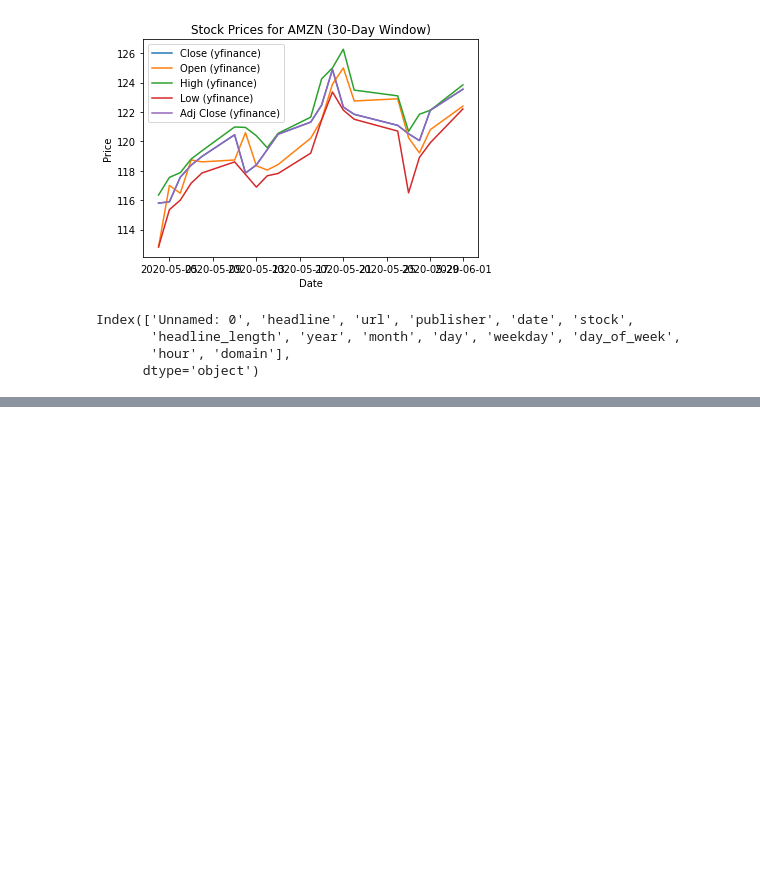
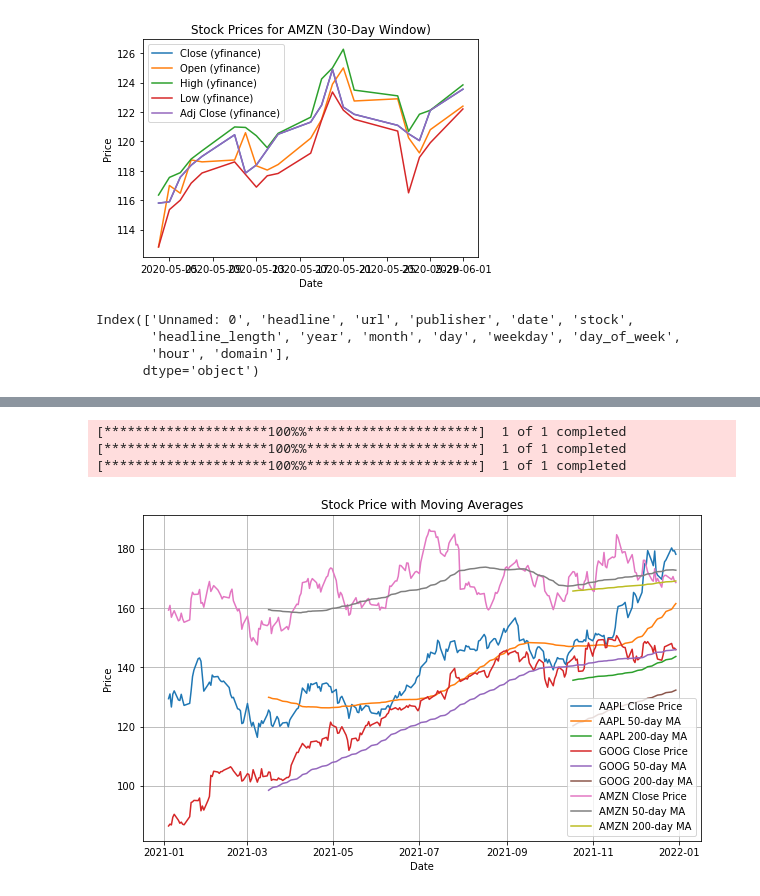
Before and after one commit to Yaadee/Finance_Data_Analysis, a Jupyter notebook: notebooks/Financial_EDA.ipynb, the cells around one changed output, grey strips where cells are left out. Saved outputs shown, nothing was run; the diff lists cells and outputs as text; code cells hidden in the pictures; blank space fills up the shorter version.

```diff
--- a/notebooks/Financial_EDA.ipynb
+++ b/notebooks/Financial_EDA.ipynb
@@ -690,0 +1084,38 @@ Index(['Unnamed: 0', 'headline', 'url', 'publisher', 'date', 'stock',
+# %%
+symbols = ['AAPL', 'GOOG', 'AMZN']
+start_date = '2021-01-01'
+end_date = '2021-12-31'
+
+# Function to calculate moving averages
+def calculate_moving_averages(data):
+    data['MA_50'] = data['Close'].rolling(window=50).mean()
+    data['MA_200'] = data['Close'].rolling(window=200).mean()
+    return data
+
+# Dictionary to store data for each symbol
+symbol_data = {}
+
+# Fetch data for each symbol
+for symbol in symbols:
+    data = yf.download(symbol, start=start_date, end=end_date)
+    data = calculate_moving_averages(data)
+    symbol_data[symbol] = data
+
+# Plotting closing price with moving averages for each symbol
+plt.figure(figsize=(10, 6))
+for symbol, data in symbol_data.items():
+    plt.plot(data['Close'], label=f'{symbol} Close Price')
+    plt.plot(data['MA_50'], label=f'{symbol} 50-day MA')
+    plt.plot(data['MA_200'], label=f'{symbol} 200-day MA')
+
+plt.title('Stock Price with Moving Averages')
+plt.xlabel('Date')
+plt.ylabel('Price')
+plt.legend()
+plt.grid(True)
+plt.show()
+# %% [output]
+[*********************100%%**********************]  1 of 1 completed
+[*********************100%%**********************]  1 of 1 completed
+[*********************100%%**********************]  1 of 1 completed
+[figure, added]
```
Also changed, not shown: parts of 6 cells of this notebook, 1 other file.
